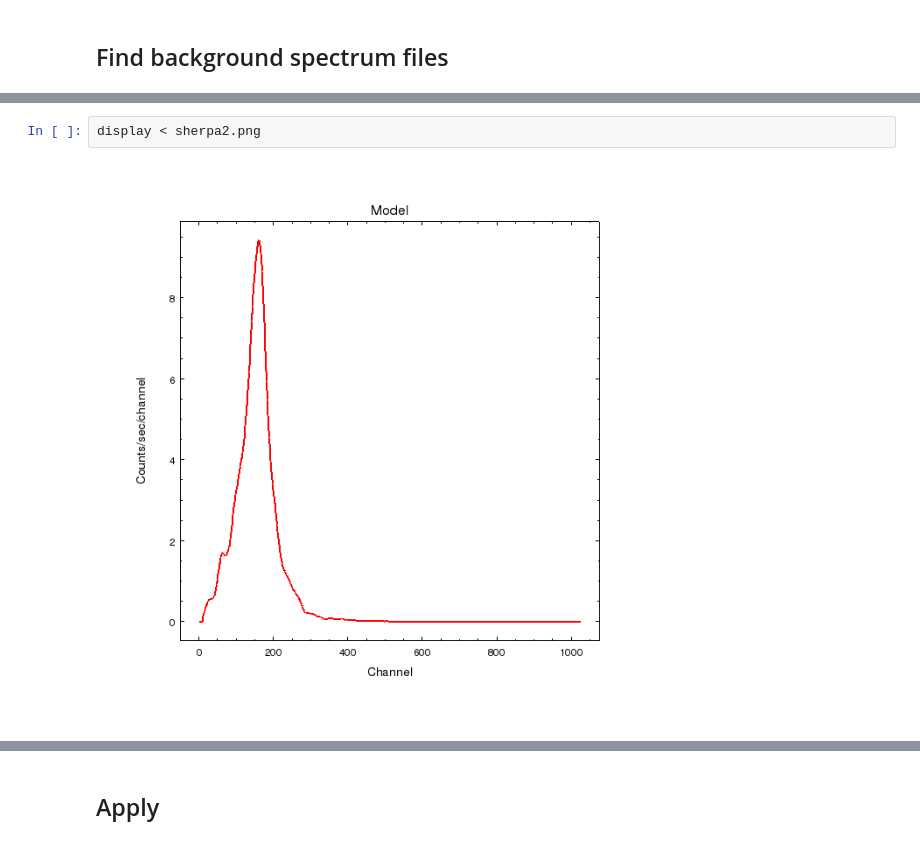
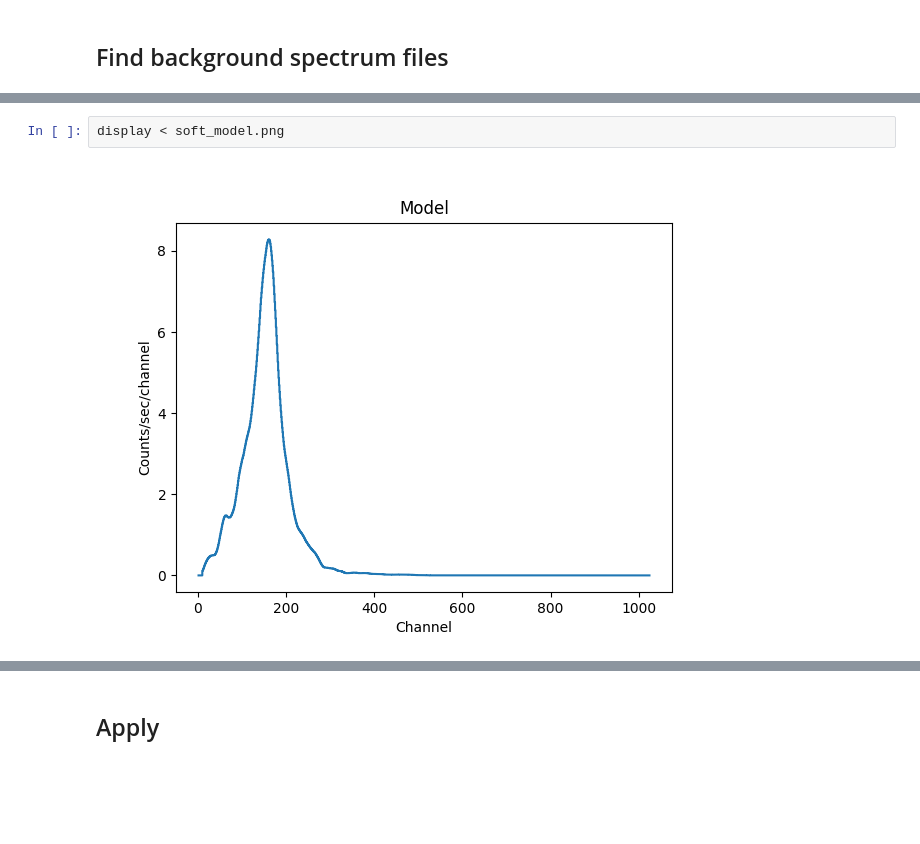
Before and after one commit to cxcsds/ciao-threads, a Jupyter notebook: hrci_bg_spectra.ipynb, the cells around one changed output, grey strips where cells are left out. Saved outputs shown, nothing was run; the diff lists cells and outputs as text; blank space fills up the shorter version.

```diff
--- a/hrci_bg_spectra.ipynb
+++ b/hrci_bg_spectra.ipynb
@@ -198,5 +199,5 @@ display < sherpa1.png
 # %%
-display < sherpa2.png
+display < soft_model.png
 # %% [output]
-[figure, old version]
+[figure, new version]
 # %%
```
Also changed, not shown: parts of 14 cells of this notebook.
